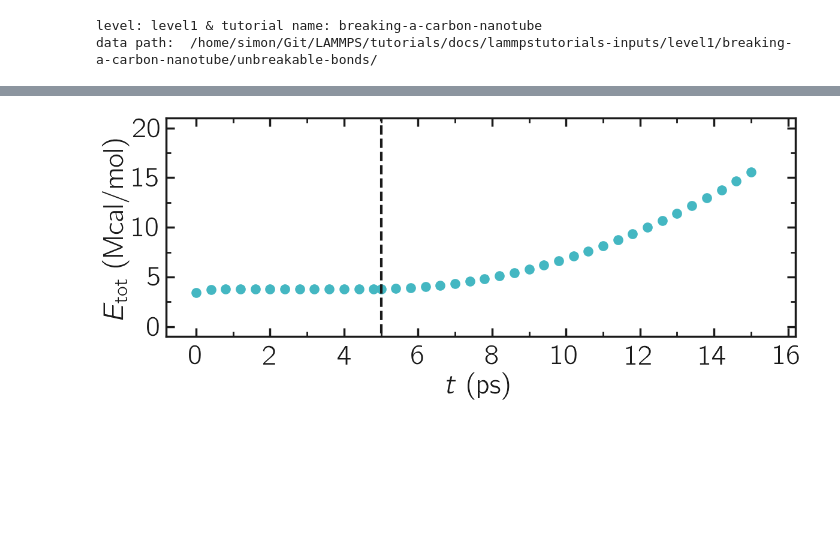
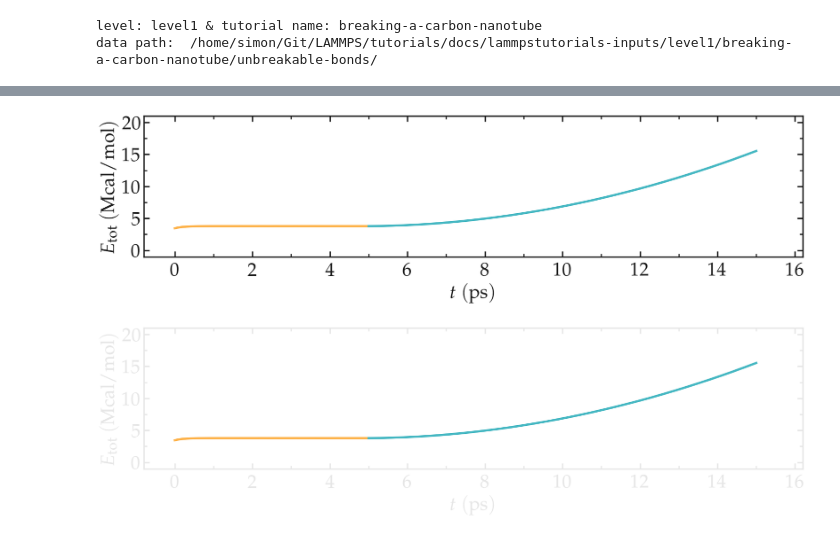
Before and after one commit to lammpstutorials/lammpstutorials.github.io, a Jupyter notebook: docs/sphinx/source/tutorials/figures/level1/breaking-a-carbon-nanotube/energy-unbreakable-pyplot.ipynb, the cells around one changed output, grey strips where cells are left out. Cells and saved outputs as stored; diff of their text form; code cells hidden in the pictures; blank space fills up the shorter version.

Commit message:
keep homogeineizing figures

```diff
--- a/docs/sphinx/source/tutorials/figures/level1/breaking-a-carbon-nanotube/energy-unbreakable-pyplot.ipynb
+++ b/docs/sphinx/source/tutorials/figures/level1/breaking-a-carbon-nanotube/energy-unbreakable-pyplot.ipynb
@@ -27,26 +27,5 @@ time_1 = log.get("Step", run_num=1)
 energy_1 = log.get("TotEng", run_num=1) # Kcal/mol
 time_0 /= 1000 # ps
 time_1 /= 1000 # ps
+energy_0 /= 1000 # Mcal/mol
+energy_1 /= 1000 # Mcal/mol
-# %%
-filename = "energy-unbreakable"
-for dark_mode in [False, True]:
-
-    # Initialise figure
-    myplt = PltTools()
-    myplt.prepare_figure(fig_size = (18,5), dark_mode = dark_mode,
-                        transparency = True, use_serif=True)
-    # Panel 1
-    myplt.add_panel()
-    #myplt.add_plot(y = force_0[::4], x = length_0[::4], type = "plot",
-    #                marker = "o", data_color = 1, markersize = 12)
-    myplt.add_plot(y = energy_0/1000, x = time_0, type = "plot",
-                    marker = "-", data_color = 1, markersize = 12)
-    myplt.add_plot(y = energy_1/1000, x = time_1, type = "plot",
-                    marker = "-", data_color = 0, markersize = 12)
-    myplt.complete_panel(ylabel = r'$E_\mathrm{tot} ~ \mathrm{(Mcal/mol)}$',
-                            xlabel = r'$t ~ \mathrm{(ps)}$',
-                            xpad = 10, legend=False)
-    myplt.set_boundaries(x_ticks=np.arange(0, 18, 2), y_ticks=np.arange(0, 25, 5),
-                   x_boundaries=(-0.8, 16.2), y_boundaries=(-1, 21))
-    # Finish figure
-    myplt.save_figure(filename = filename, saving_path = './')
@@ -56,29 +32,23 @@ for dark_mode in [False, True]:
-# %%
-filename = "energy-unbreakable-article"
-dark_mode = False
-
-# Initialise figure
-myplt = PltTools()
-myplt.prepare_figure(fig_size = (12,5), dark_mode = dark_mode,
-                    transparency = False, use_serif=False)
-# Panel 1
-myplt.add_panel()
-#myplt.add_plot(y = force_0[::4], x = length_0[::4], type = "plot",
-#                marker = "o", data_color = 1, markersize = 12)
-myplt.add_plot(y = energy_0[::4]/1000, x = time_0[::4], type = "plot",
-                marker = "o", data_color = 0, markersize = 12)
-myplt.add_plot(y = energy_1[::4]/1000, x = time_1[::4], type = "plot",
-                marker = "o", data_color = 0, markersize = 12)
-x = np.linspace(-2, 22)
-myplt.add_plot(y = x, x = x*0+5, type = "plot",
-                marker = "--", data_color = "autogray", markersize = 12,
-                data_linewidth = 3)
-myplt.complete_panel(ylabel = r'$E_\mathrm{tot} ~ \mathrm{(Mcal/mol)}$',
-                        xlabel = r'$t ~ \mathrm{(ps)}$',
-                        xpad = 10, legend=False)
-myplt.set_boundaries(x_ticks=np.arange(0, 18, 2), y_ticks=np.arange(0, 25, 5),
-                x_boundaries=(-0.8, 16.2), y_boundaries=(-1, 21))
-# Finish figure
-myplt.save_figure(filename = filename, saving_path = './')
-# %% [output]
-[figure, removed]
+# %%
+filename = "energy-breakable"
+for dark_mode in [False, True]:
+    myplt = PltTools()
+    myplt.prepare_figure(fig_size = (18,5), dark_mode = dark_mode,
+                        transparency = True, use_serif=True, n_line=1)
+    myplt.add_panel()
+    myplt.add_plot(x = time_0, y = energy_0, linewidth_data = 3,
+                   marker = "-", data_color = 1, markersize = 12,
+                   data_label = r'$E_{12}$')
+    myplt.add_plot(x = time_1, y = energy_1, type = "plot", linewidth_data = 3,
+                   marker = "-", data_color = 0, markersize = 12,
+                   data_label = r'$E_{12}$')
+    myplt.complete_panel(ylabel = r'$E_\mathrm{tot} ~ \mathrm{(Mcal/mol)}$',
+                         xlabel = r'$t~\mathrm{(ps)}$',
+                         xpad = 10, legend=False, handlelength_legend=1)
+    myplt.set_boundaries(x_ticks=np.arange(0, 18, 2), y_ticks=np.arange(0, 25, 5),
+                   x_boundaries=(-0.8, 16.2), y_boundaries=(-1, 21))
+    # myplt.add_subplotlabels()
+    myplt.save_figure(filename = filename, saving_path = './')
+# %% [output]
+[figure, added]
+[figure, added]
```
Also changed, not shown: parts of 2 cells of this notebook, 5 other files.
